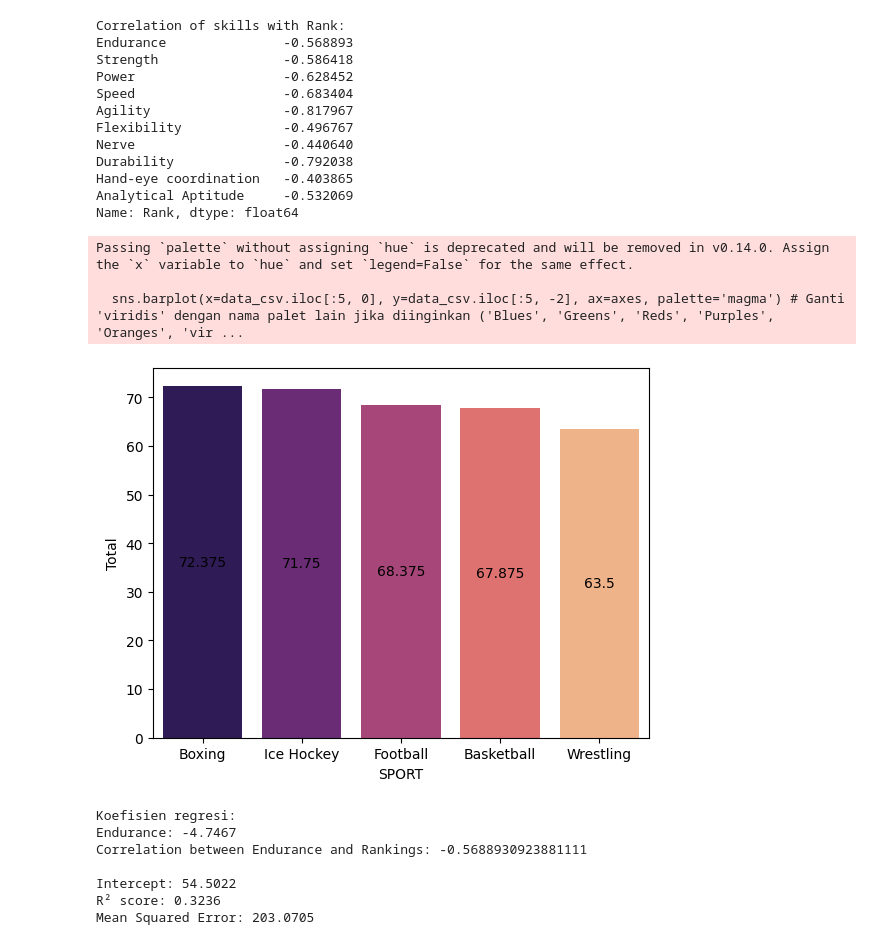
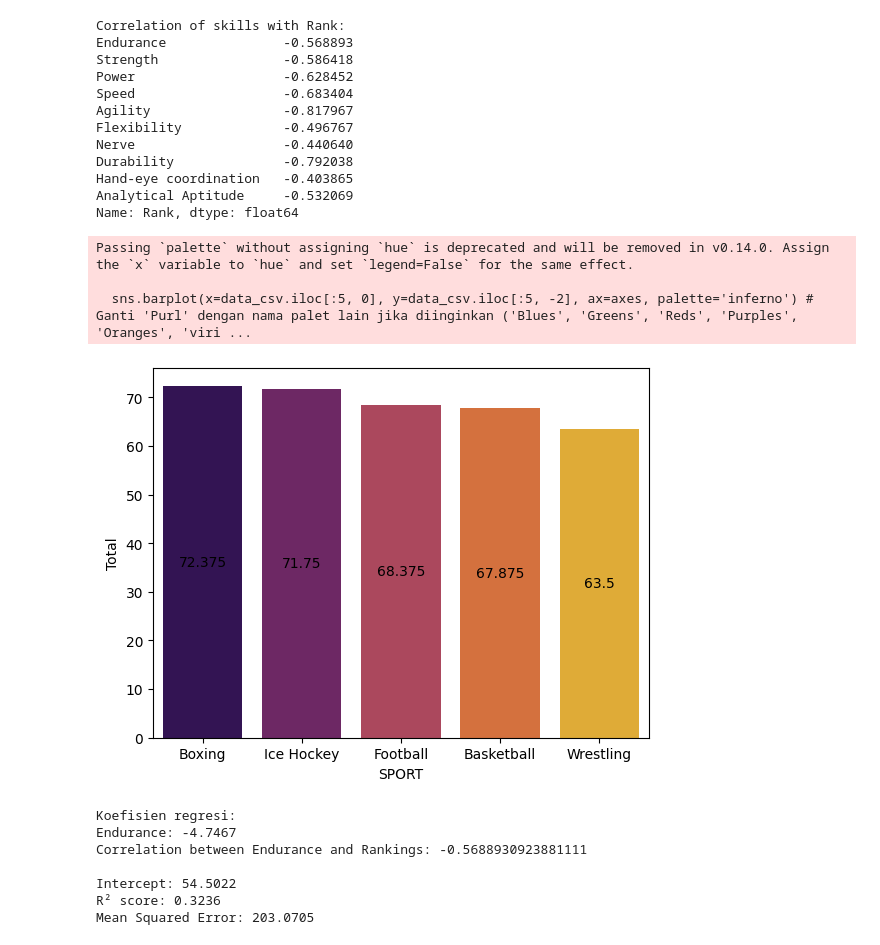
Before and after one commit to pikimen357/Proyek-Statisika, a Jupyter notebook: Sport.ipynb, the cells around one changed output. Cells and saved outputs as stored; diff of their text form; code cells hidden in the pictures.

```diff
--- a/Sport.ipynb
+++ b/Sport.ipynb
@@ -85,16 +85,16 @@ Name: Rank, dtype: float64
 # %%
 fig, axes = plt.subplots()
 
-sns.barplot(x=data_csv.iloc[:5, 0], y=data_csv.iloc[:5, -2], ax=axes, palette='magma') # Ganti 'viridis' dengan nama palet lain jika diinginkan ('Blues', 'Greens', 'Reds', 'Purples', 'Oranges', 'viridis', 'plasma', 'inferno', 'magma', 'cividis'.)
+sns.barplot(x=data_csv.iloc[:5, 0], y=data_csv.iloc[:5, -2], ax=axes, palette='inferno') # Ganti 'Purl' dengan nama palet lain jika diinginkan ('Blues', 'Greens', 'Reds', 'Purples', 'Oranges', 'viridis', 'plasma', 'inferno', 'magma', 'cividis'.)
 
 for container in axes.containers:
     axes.bar_label(container, label_type="center")
 plt.show()
 # %% [output]
 Passing `palette` without assigning `hue` is deprecated and will be removed in v0.14.0. Assign the `x` variable to `hue` and set `legend=False` for the same effect.
 
-  sns.barplot(x=data_csv.iloc[:5, 0], y=data_csv.iloc[:5, -2], ax=axes, palette='magma') # Ganti 'viridis' dengan nama palet lain jika diinginkan ('Blues', 'Greens', 'Reds', 'Purples', 'Oranges', 'vir ...
+  sns.barplot(x=data_csv.iloc[:5, 0], y=data_csv.iloc[:5, -2], ax=axes, palette='inferno') # Ganti 'Purl' dengan nama palet lain jika diinginkan ('Blues', 'Greens', 'Reds', 'Purples', 'Oranges', 'viri ...
-[figure, old version]
+[figure, new version]
 # %%
 # Observing the correlation between Endurance and Rank
 # X is selected as a DataFrame with one column
```
